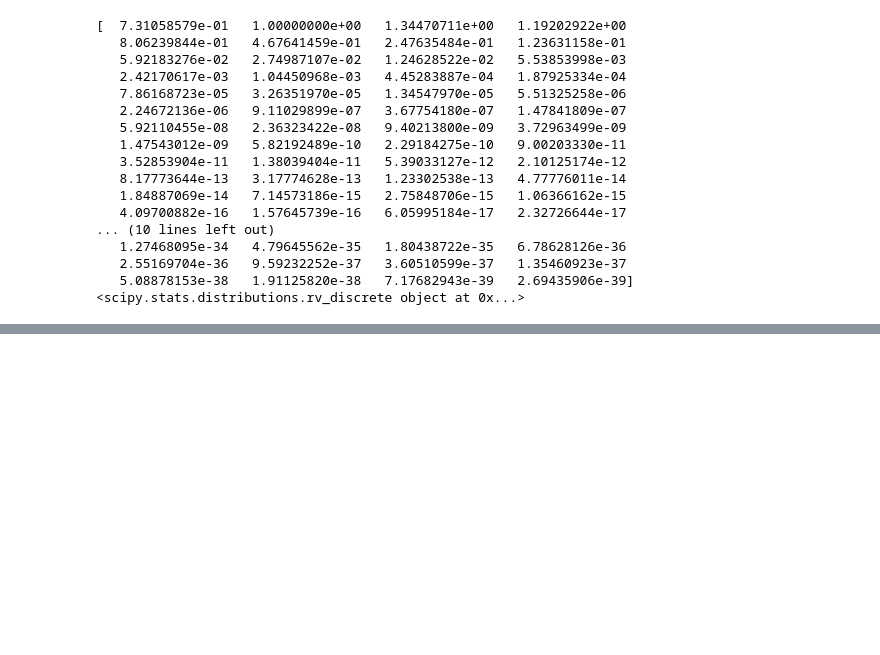
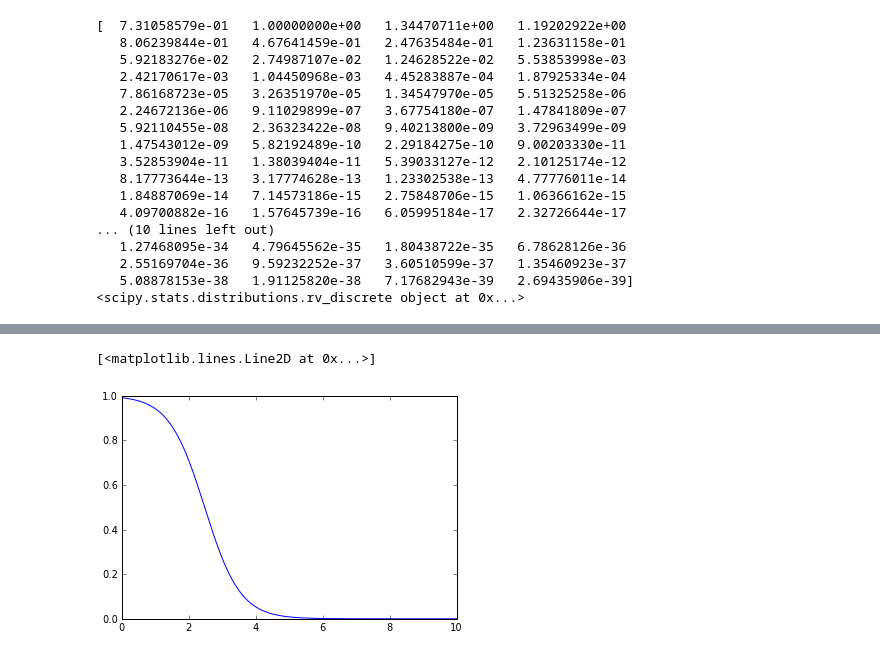
Before and after one commit to mmille60/PHYS202-SP2013, a Jupyter notebook: Project/Project testing.ipynb, the cells around one changed output, grey strips where cells are left out. Drawn from its saved outputs; the diff is of its cells as text; code cells hidden in the pictures; blank space fills up the shorter version.

```diff
--- a/Project/Project testing.ipynb
+++ b/Project/Project testing.ipynb
@@ -79,0 +90,7 @@ print t
+# %%
+p0=1
+w=0
+R0=2.47#fm
+a=.531
+p_r=lambda r: p0*(1+(w*r**2)/R0)/(1+exp((r-R0)/a))
+r=np.arange(0,10,.01)
@@ -79,0 +123,5 @@ print t
+# %%
+plot(r,p_r(r))
+# %% [output]
+[<matplotlib.lines.Line2D at 0x...>]
+[figure, added]
```
Also changed, not shown: parts of 5 cells of this notebook, 1 other file.
